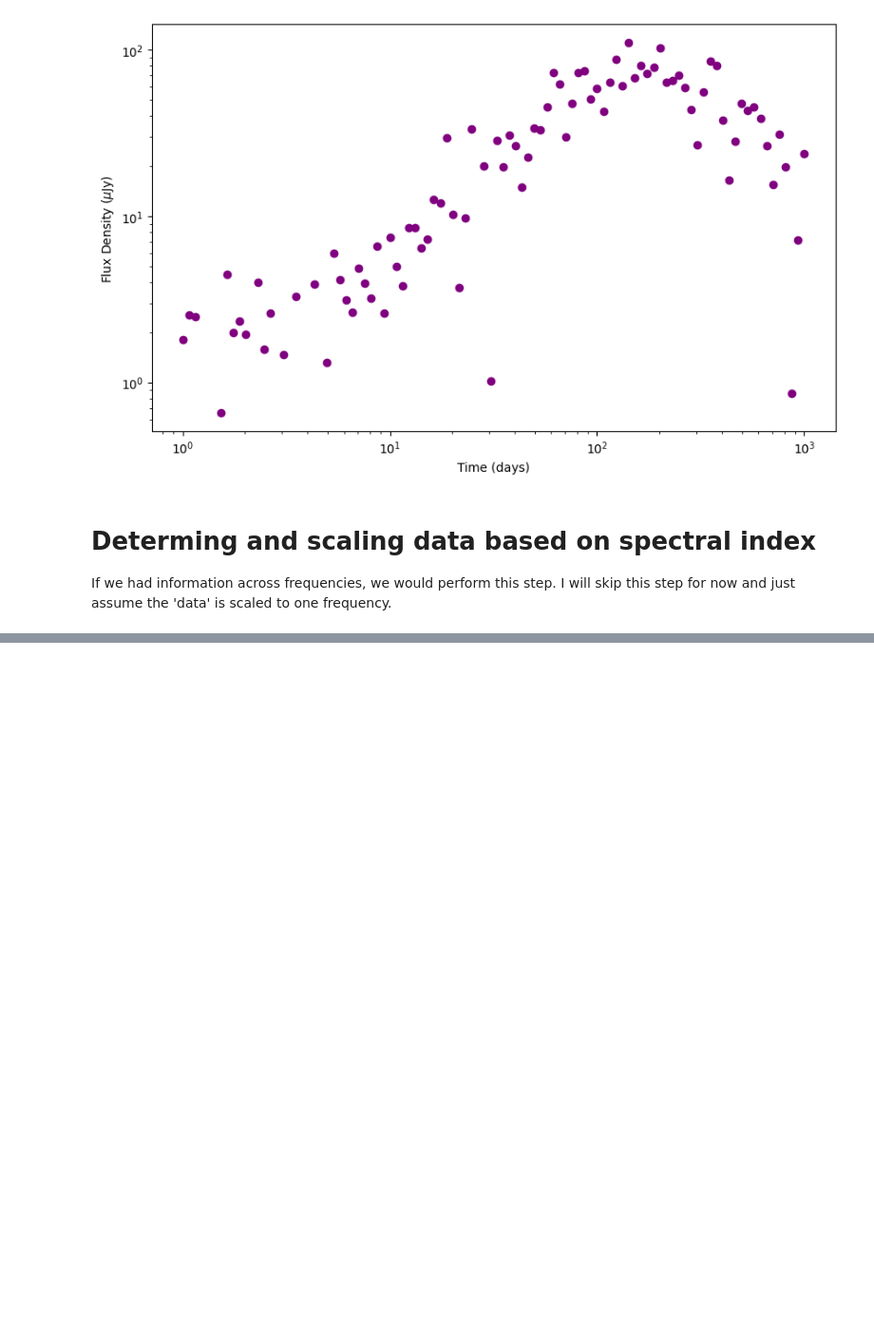
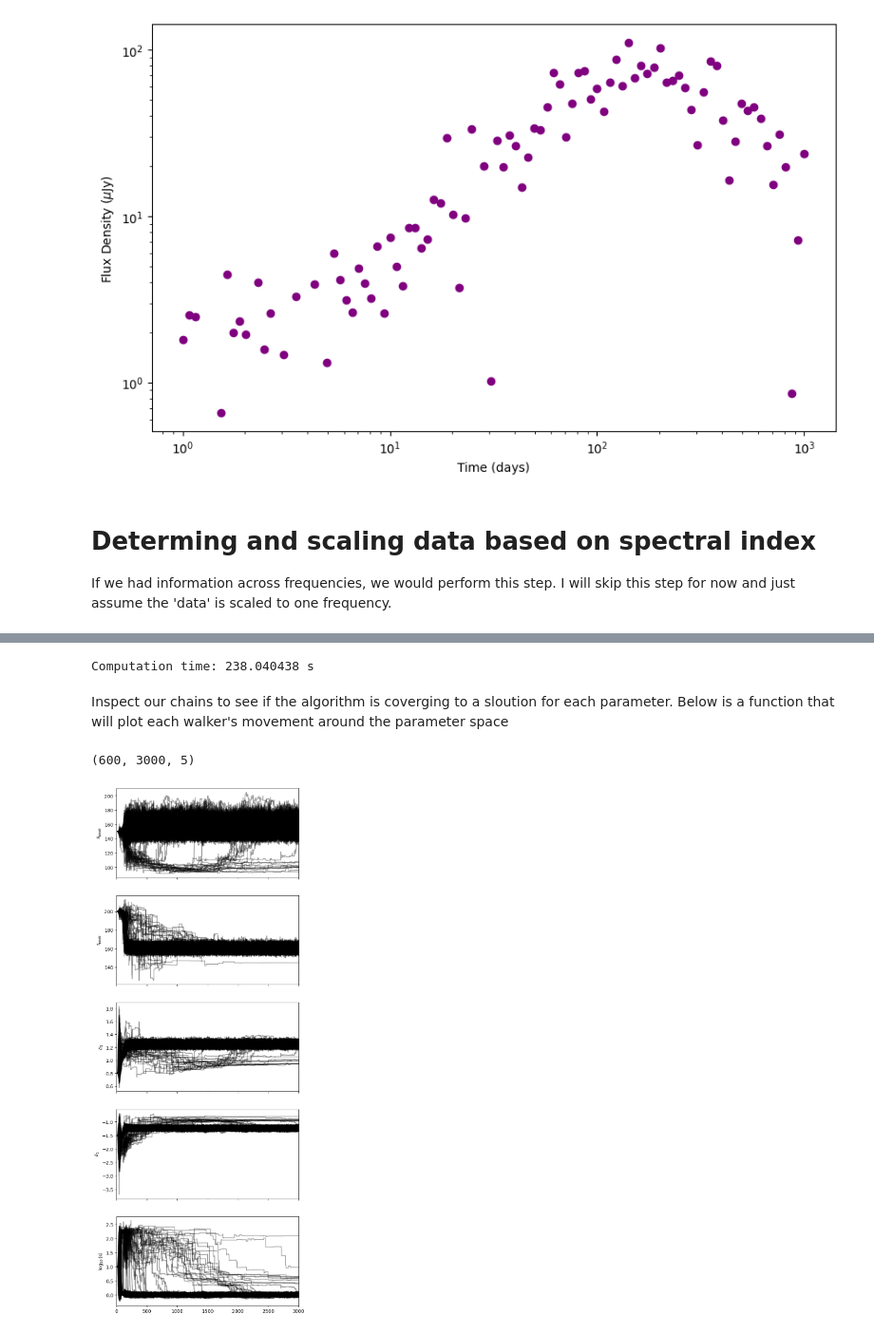
Before and after one commit to AnnikaDeutsch/SN2018ivc_summer, a Jupyter notebook: simulated_data_analysis.ipynb, the cells around one changed output, grey strips where cells are left out. Shown at 95% size. Saved outputs shown, nothing was run; the diff lists cells and outputs as text; code cells hidden in the pictures; blank space fills up the shorter version.

Commit message:
added run_mcmc and plot_parameter_space functions

```diff
--- a/simulated_data_analysis.ipynb
+++ b/simulated_data_analysis.ipynb
@@ -153,0 +156,14 @@ def lnprob(theta, t, S):
+# %%
+def get_starting_pos(nwalkers, ndim=5):
+    '''
+    Get the starting positions of the walkers for each parameter. Determine reasonable starting values for each parameter based on the data
+    '''
+    S_peak = 150
+    t_peak = 200
+    delta_1 = 0.8
+    delta_2 = -1.5
+    log_s = 1
+
+    pos = [np.asarray([S_peak, t_peak, delta_1, delta_2, log_s]) + 1e-4*np.random.randn(ndim) for i in range(nwalkers)]
+
+    return pos
@@ -153,0 +208,42 @@ def lnprob(theta, t, S):
+# %%
+sampler, chain = run_mcmc(data, niters=3000, nwalkers=600)
+# %% [output]
+Computation time: 238.040438 s
+# %% [markdown]
+Inspect our chains to see if the algorithm is coverging to a sloution for each parameter. Below is a function that will plot each walker's movement around the parameter space
+# %%
+chain.shape
+# (nwalkers, niters, ndim)
+# %% [output]
+(600, 3000, 5)
+# %%
+def plot_parameter_space(chain):
+    '''
+    Plot the movement of walkers in the parameter space for each parameter.
+
+    Parameters:
+    - chain: The MCMC chain (shape: (nwalkers, niters, ndim))
+
+    Returns:
+    - None (displays the plot)
+    '''
+
+    nwalkers, niters, ndim = chain.shape
+    params = ['$S_{peak}$', '$t_{peak}$', '$\\delta_1$', '$\\delta_2$', '$\\log_{10}(s)$']
+
+    # create a figure with subplots
+    fig, axs = plt.subplots(ndim, figsize=(7, 20), sharex=True)
+
+    # Iterate over parameters
+    for i, (ax,param_name) in enumerate(zip(axs,params)):
+        # Iterate over walkers
+        for j in range(nwalkers):
+            # Plot the movement of the walker for the parameter
+            ax.plot(np.arange(niters), chain[j, :, i], '-', markersize=2, color='k', alpha=0.4)
+        # Set labels and title for the subplot
+        ax.set_ylabel(param_name)
+        ax.set_xlim(0,niters)
+# %%
+plot_parameter_space(chain)
+# %% [output]
+[figure, added]
```
Also changed, not shown: parts of 5 cells of this notebook.
